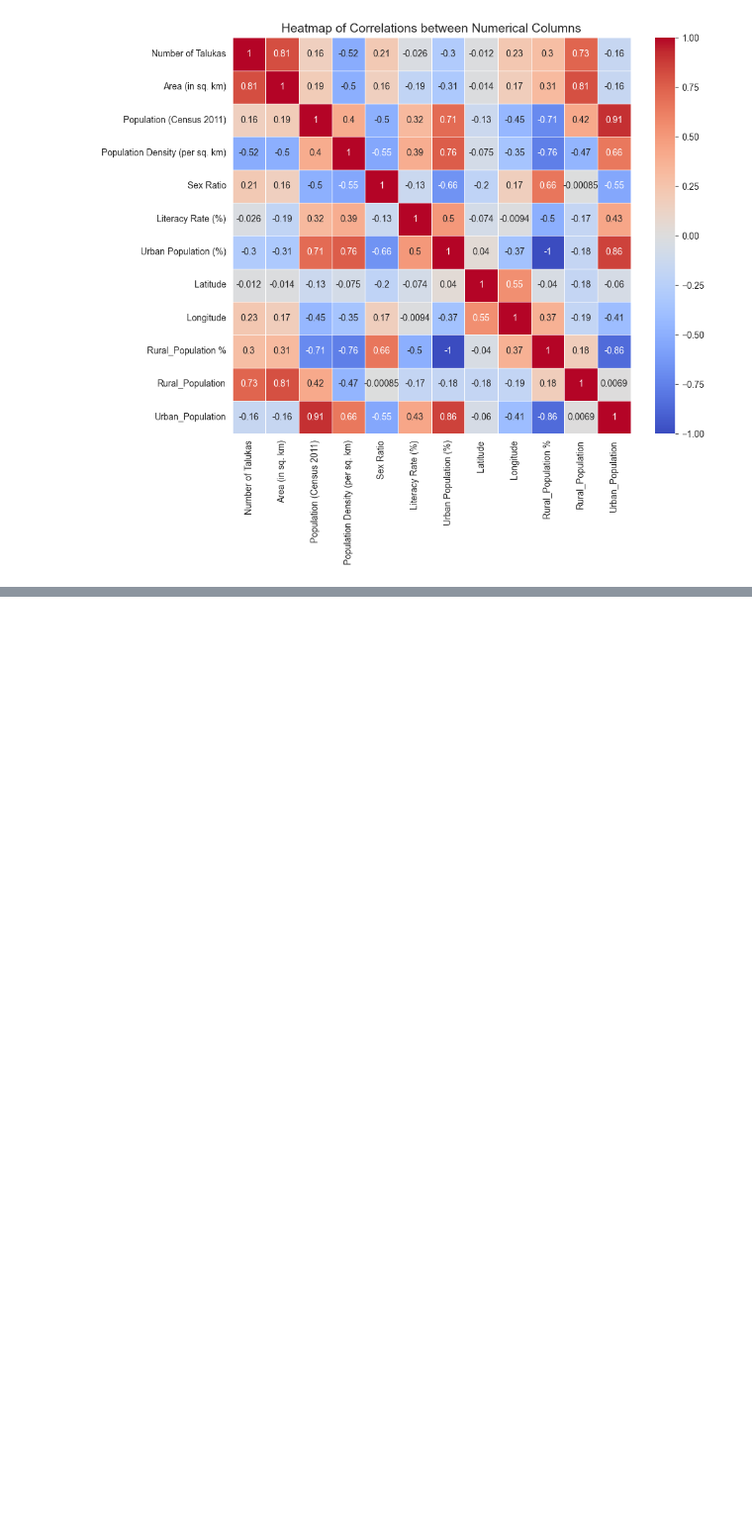
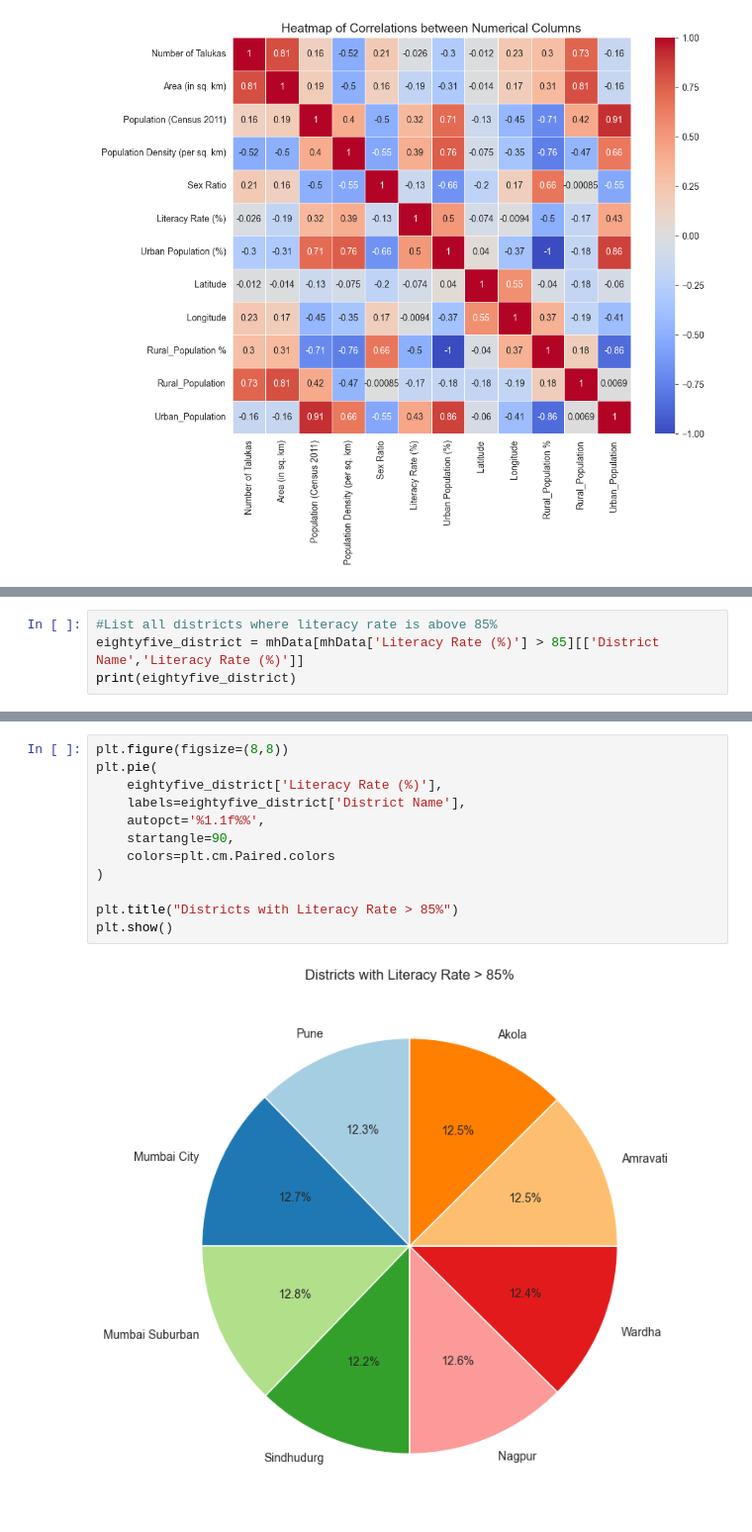
Before and after one commit to mothgharenimish/Maharashtra-Data-Project, a Jupyter notebook: mah.ipynb, the cells around one changed output, grey strips where cells are left out. Shown at 99% size. Drawn from its saved outputs; the diff is of its cells as text; blank space fills up the shorter version.

```diff
--- a/mah.ipynb
+++ b/mah.ipynb
@@ -368,0 +387,4 @@ plt.show()
+# %%
+#List all districts where literacy rate is above 85%
+eightyfive_district = mhData[mhData['Literacy Rate (%)'] > 85][['District Name','Literacy Rate (%)']]
+print(eightyfive_district)
@@ -368,0 +401,14 @@ plt.show()
+# %%
+plt.figure(figsize=(8,8))
+plt.pie(
+    eightyfive_district['Literacy Rate (%)'],
+    labels=eightyfive_district['District Name'],
+    autopct='%1.1f%%',
+    startangle=90,
+    colors=plt.cm.Paired.colors
+)
+
+plt.title("Districts with Literacy Rate > 85%")
+plt.show()
+# %% [output]
+[figure, added]
```
Also changed, not shown: parts of 2 cells of this notebook.
